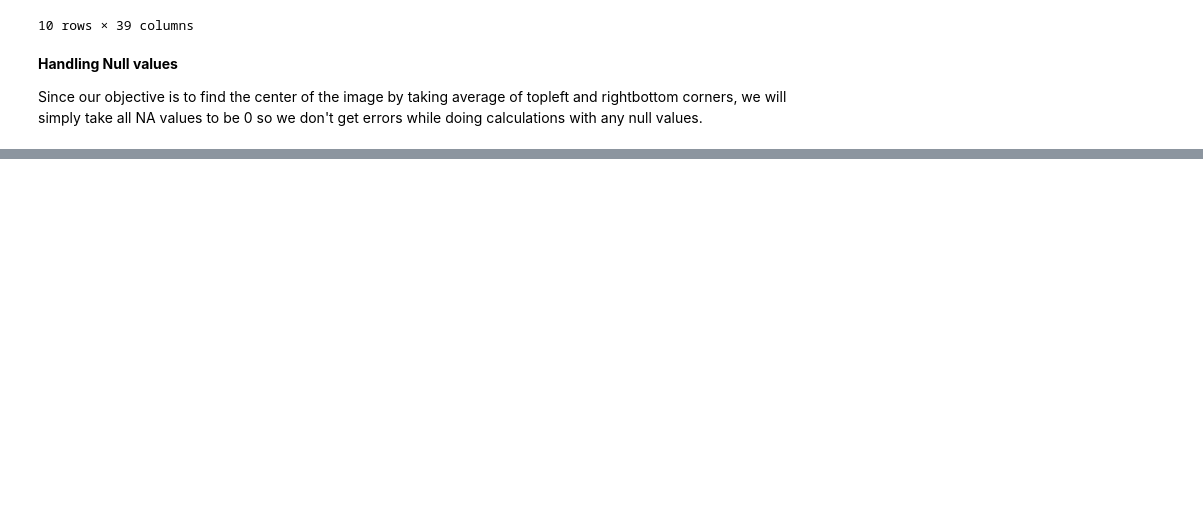
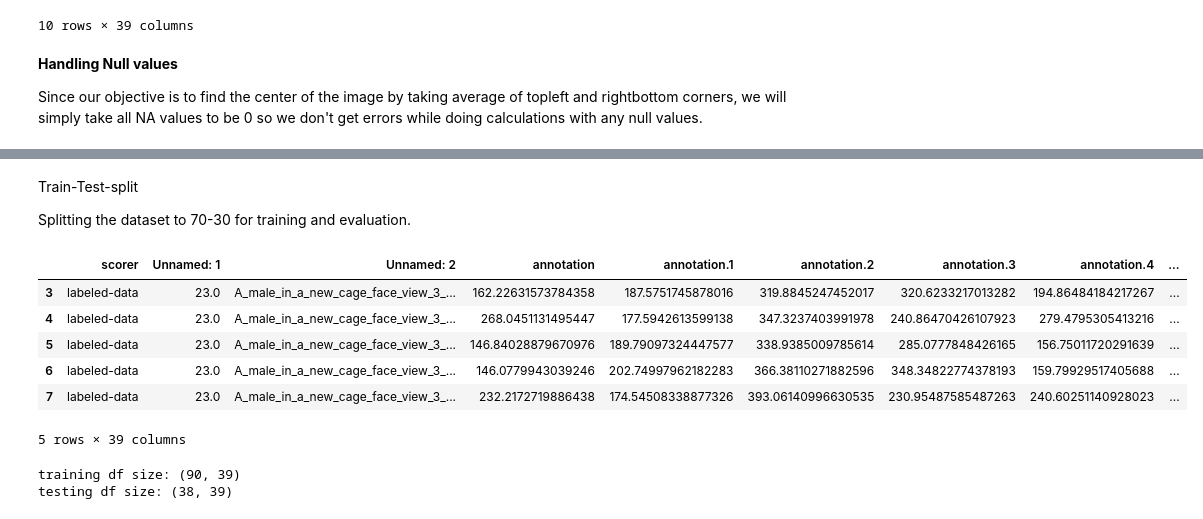
Before and after one commit to edulapalle/CS584-ML, a Jupyter notebook: ML_HW3.ipynb, the cells around one changed output, grey strips where cells are left out. Saved outputs shown, nothing was run; the diff lists cells and outputs as text; code cells hidden in the pictures; blank space fills up the shorter version.

```diff
--- a/ML_HW3.ipynb
+++ b/ML_HW3.ipynb
@@ -61,0 +59,16 @@ df.head(10)
+# %% [markdown]
+Train-Test-split
+
+Splitting the dataset to 70-30 for training and evaluation.
+# %%
+#top-3 rows are just additional data, we don't require them.
+df1 = df[3:]
+df1.head()
+# %% [output]
+|  | scorer | Unnamed: 1 | Unnamed: 2 | annotation | annotation.1 | annotation.2 | annotation.3 | annotation.4 | ... |
+| 3 | labeled-data | 23.0 | A_male_in_a_new_cage_face_view_3_... | 162.22631573784358 | 187.5751745878016 | 319.8845247452017 | 320.6233217013282 | 194.86484184217267 | ... |
+| 4 | labeled-data | 23.0 | A_male_in_a_new_cage_face_view_3_... | 268.0451131495447 | 177.5942613599138 | 347.3237403991978 | 240.86470426107923 | 279.4795305413216 | ... |
+| 5 | labeled-data | 23.0 | A_male_in_a_new_cage_face_view_3_... | 146.84028879670976 | 189.79097324447577 | 338.9385009785614 | 285.0777848426165 | 156.75011720291639 | ... |
+| 6 | labeled-data | 23.0 | A_male_in_a_new_cage_face_view_3_... | 146.0779943039246 | 202.74997962182283 | 366.38110271882596 | 348.34822774378193 | 159.79929517405688 | ... |
+| 7 | labeled-data | 23.0 | A_male_in_a_new_cage_face_view_3_... | 232.2172719886438 | 174.54508338877326 | 393.06140996630535 | 230.95487585487263 | 240.60251140928023 | ... |
+5 rows × 39 columns
@@ -61,0 +79,6 @@ df.head(10)
+# %%
+print("training df size: "+str(train_df.shape))
+print("testing df size: "+str(test_df.shape))
+# %% [output]
+training df size: (90, 39)
+testing df size: (38, 39)
```
Also changed, not shown: parts of 3 cells of this notebook.
